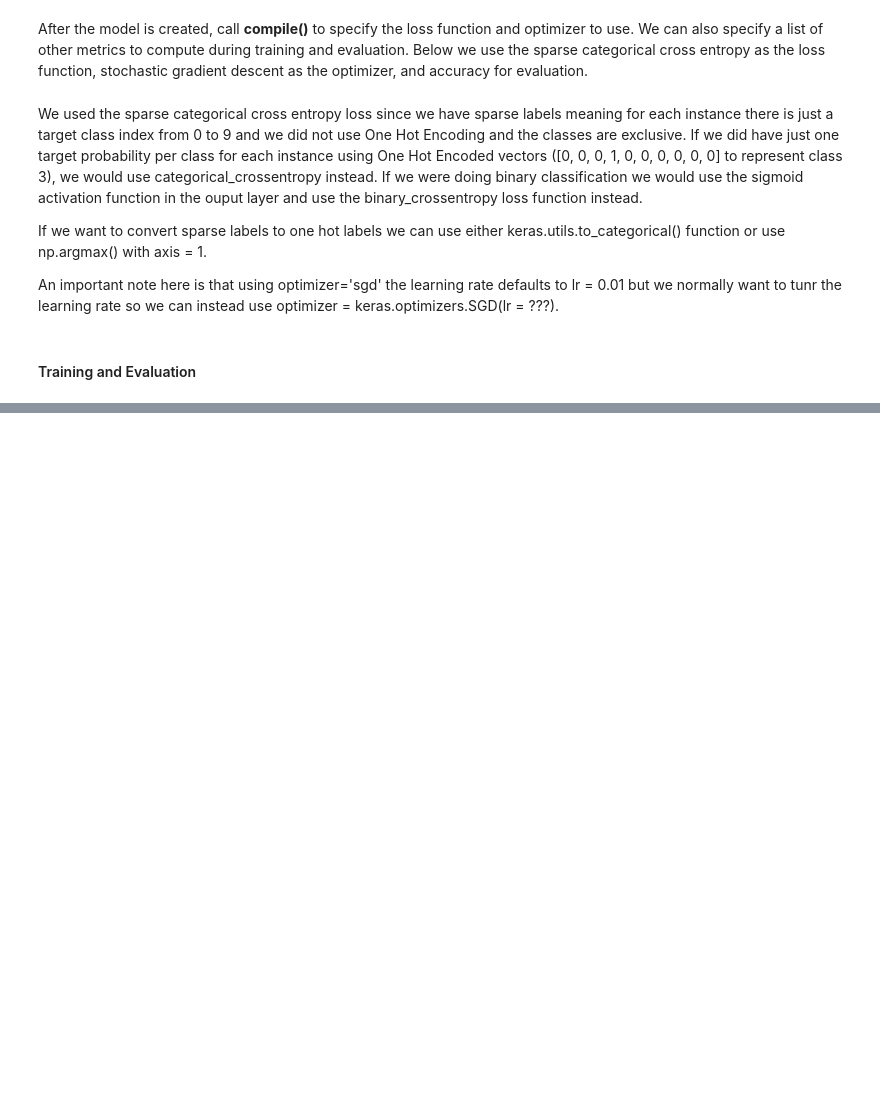
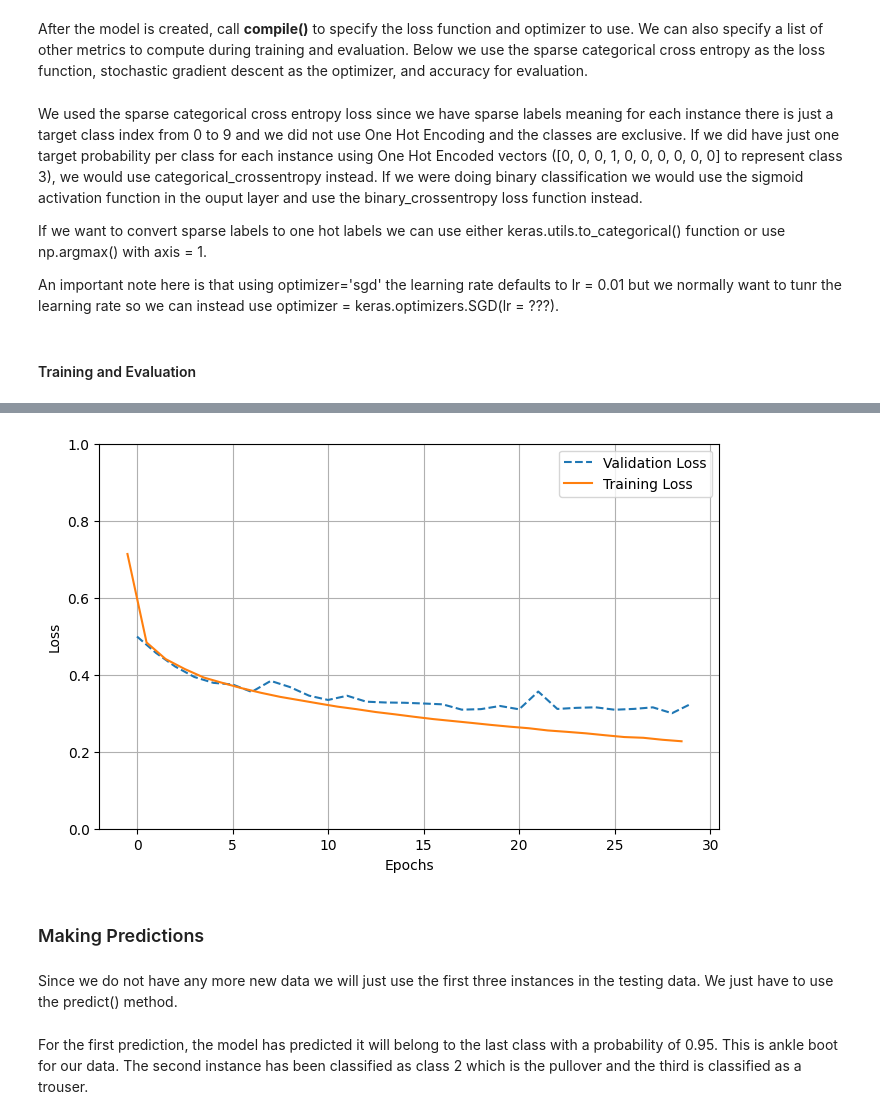
Before and after one commit to ryslipe/tensorflow-keras-practice, a Jupyter notebook: notebooks/01_tf_keras.ipynb, the cells around one changed output, grey strips where cells are left out. Saved outputs shown, nothing was run; the diff lists cells and outputs as text; code cells hidden in the pictures; blank space fills up the shorter version.

Commit message:
make predictions

```diff
--- a/notebooks/01_tf_keras.ipynb
+++ b/notebooks/01_tf_keras.ipynb
@@ -234,0 +249,29 @@ model.evaluate(X_test, y_test)
+# %%
+# using half shifted graph for better visualization
+# Convert history object to DataFrame
+history_df = pd.DataFrame(history.history)
+
+# Create shifted epoch indices for training loss
+epochs = range(len(history_df))
+shifted_epochs = [epoch - 0.5 for epoch in epochs]  # Shift training epochs left by 0.5
+
+# Plot validation and training loss with shifted training epochs
+plt.figure(figsize=(8, 5))
+plt.plot(epochs, history_df["val_loss"], label="Validation Loss", linestyle="--")
+plt.plot(shifted_epochs, history_df["loss"], label="Training Loss", linestyle="-")
+
+# Customize plot
+plt.grid(True)
+plt.gca().set_ylim(0, 1)
+plt.xlabel("Epochs")
+plt.ylabel("Loss")
+plt.legend()
+plt.show()
+# %% [output]
+[figure, added]
+# %% [markdown]
+### Making Predictions
+# %% [markdown]
+Since we do not have any more new data we will just use the first three instances in the testing data. We just have to use the predict() method.
+# %% [markdown]
+For the first prediction, the model has predicted it will belong to the last class with a probability of 0.95. This is ankle boot for our data. The second instance has been classified as class 2 which is the pullover and the third is classified as a trouser.
```
Also changed, not shown: parts of 9 cells of this notebook.
